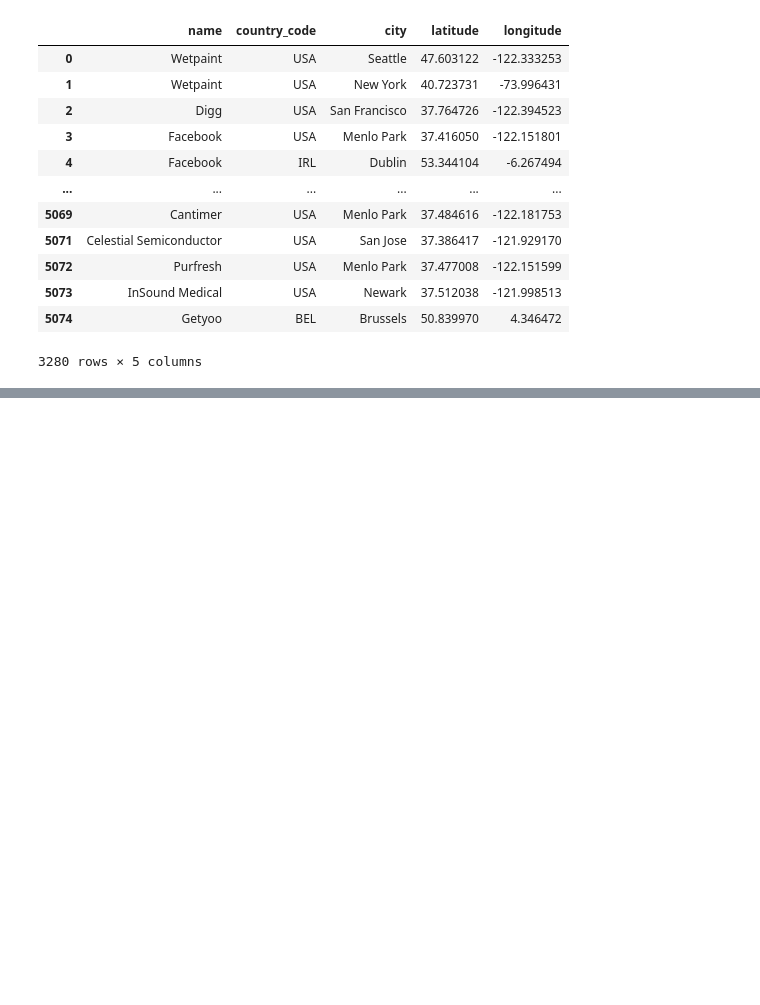
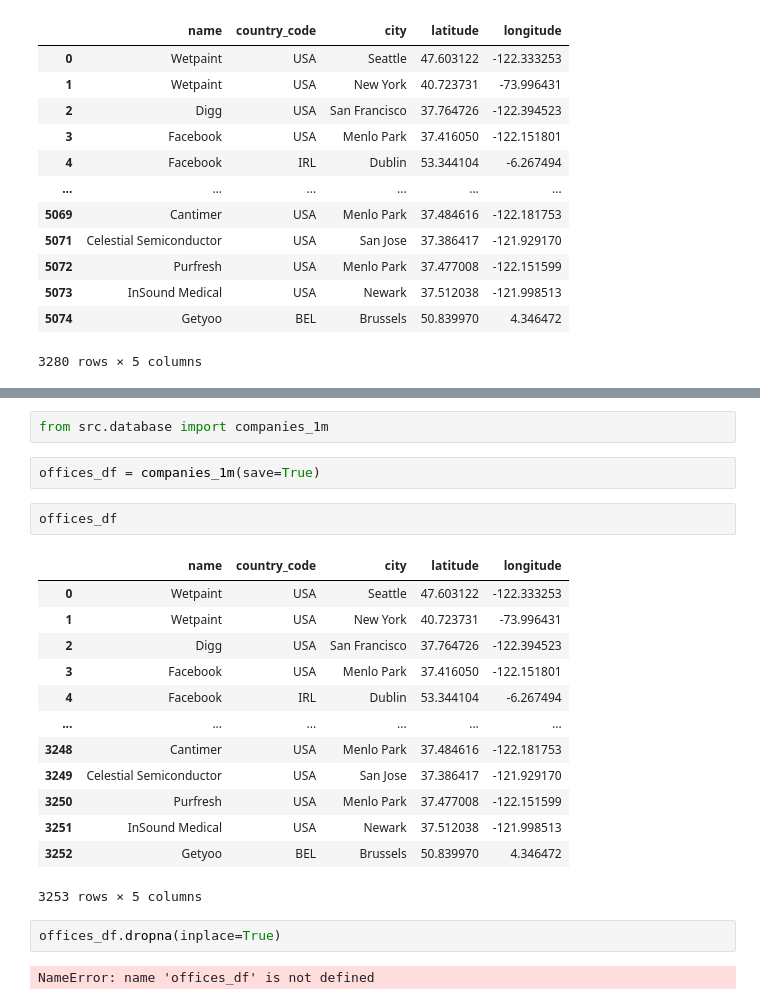
Before and after one commit to sborto86/project-III-geospatial-data, a Jupyter notebook: data.ipynb, the cells around one changed output, grey strips where cells are left out. Drawn from its saved outputs; the diff is of its cells as text; blank space fills up the shorter version.

```diff
--- a/data.ipynb
+++ b/data.ipynb
@@ -226,0 +375,24 @@ offices_df
+# %%
+from src.database import companies_1m
+# %%
+offices_df = companies_1m(save=True)
+# %%
+offices_df
+# %% [output]
+|  | name | country_code | city | latitude | longitude |
+| 0 | Wetpaint | USA | Seattle | 47.603122 | -122.333253 |
+| 1 | Wetpaint | USA | New York | 40.723731 | -73.996431 |
+| 2 | Digg | USA | San Francisco | 37.764726 | -122.394523 |
+| 3 | Facebook | USA | Menlo Park | 37.416050 | -122.151801 |
+| 4 | Facebook | IRL | Dublin | 53.344104 | -6.267494 |
+| ... | ... | ... | ... | ... | ... |
+| 3248 | Cantimer | USA | Menlo Park | 37.484616 | -122.181753 |
+| 3249 | Celestial Semiconductor | USA | San Jose | 37.386417 | -121.929170 |
+| 3250 | Purfresh | USA | Menlo Park | 37.477008 | -122.151599 |
+| 3251 | InSound Medical | USA | Newark | 37.512038 | -121.998513 |
+| 3252 | Getyoo | BEL | Brussels | 50.839970 | 4.346472 |
+3253 rows × 5 columns
+# %%
+offices_df.dropna(inplace=True)
+# %% [output]
+NameError: name 'offices_df' is not defined
```
Also changed, not shown: parts of 35 cells of this notebook, 10 other files.
